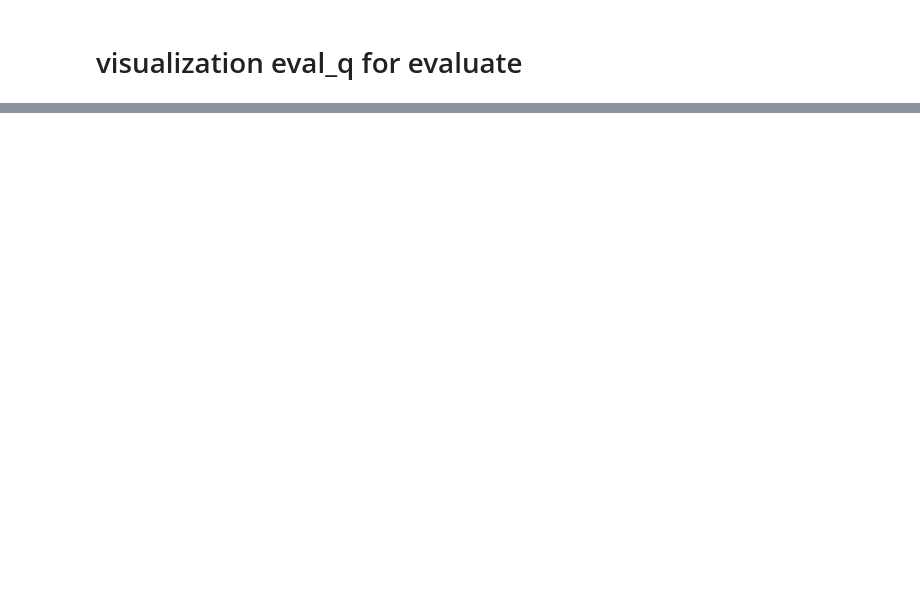
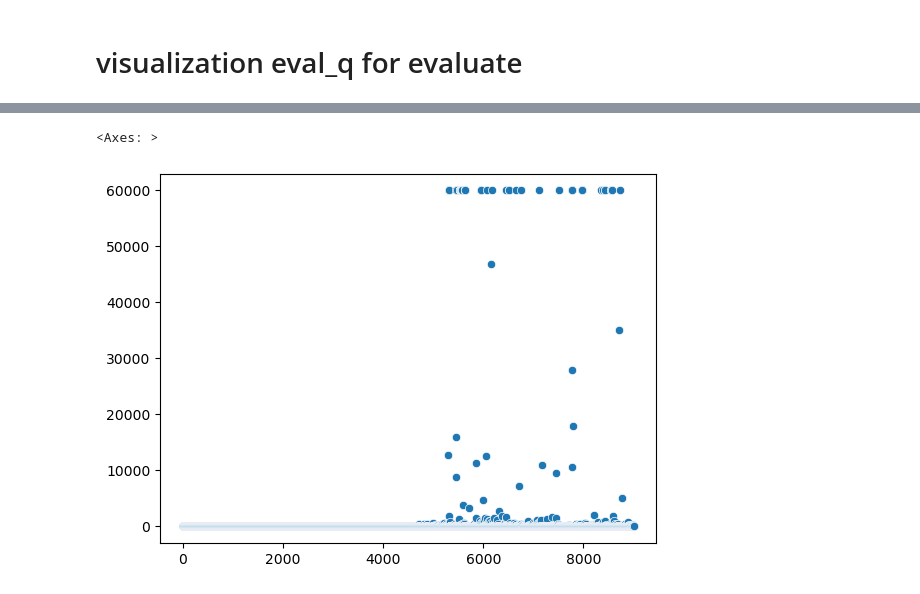
Before and after one commit to dinhxuanhuy/AutoFlapBird-with-ReinforcementLearning, a Jupyter notebook: visualization.ipynb, the cells around one changed output, grey strips where cells are left out. Cells and saved outputs as stored; diff of their text form; code cells hidden in the pictures; blank space fills up the shorter version.

```diff
--- a/visualization.ipynb
+++ b/visualization.ipynb
@@ -39,0 +83,5 @@ sns.scatterplot(x = range(len(data)), y = arr, palette="viridis")
+# %%
+sns.scatterplot(x = range(len(new_arr)), y = new_arr, palette="viridis")
+# %% [output]
+<Axes: >
+[figure, added]
```
Also changed, not shown: parts of 11 cells of this notebook, 5 other files.
